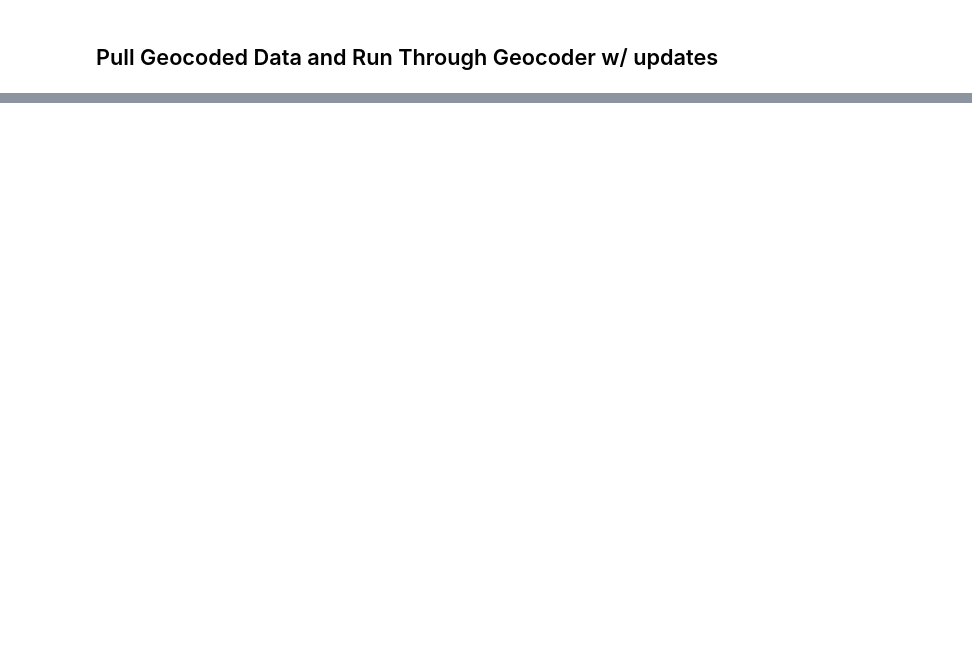
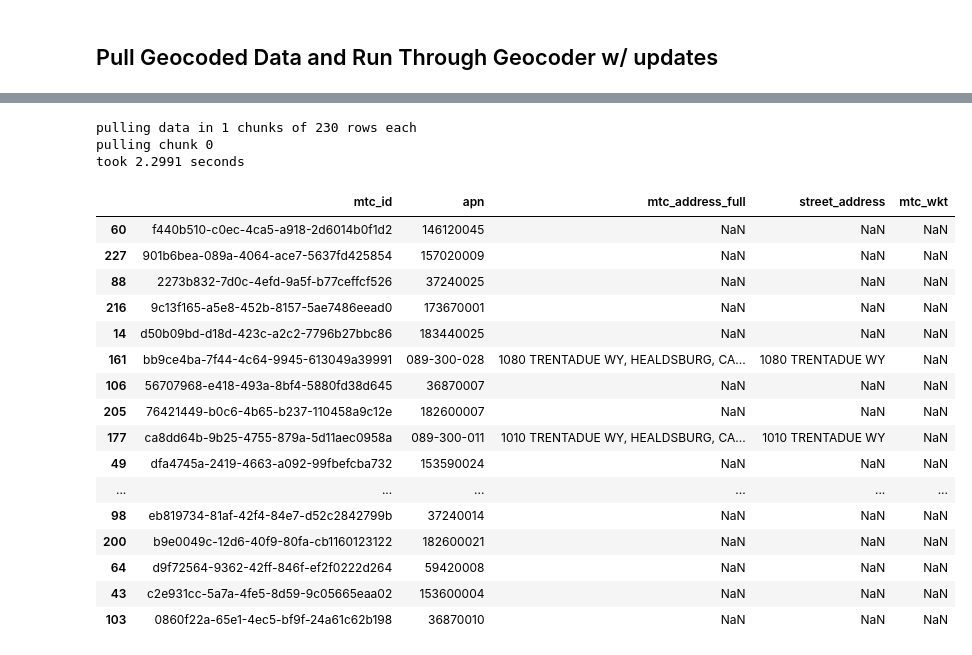
Before and after one commit to BayAreaMetro/MTCDataModel, a Jupyter notebook: Project-Documentation/hcd/HCD Annual Progress Report Geocoding Second Pass.ipynb, the cells around one changed output, grey strips where cells are left out. Saved outputs shown, nothing was run; the diff lists cells and outputs as text; code cells hidden in the pictures; blank space fills up the shorter version.

```diff
--- a/Project-Documentation/hcd/HCD Annual Progress Report Geocoding Second Pass.ipynb
+++ b/Project-Documentation/hcd/HCD Annual Progress Report Geocoding Second Pass.ipynb
@@ -24,5 +24,7 @@ from geopy.extra.rate_limiter import RateLimiter
 from geopy import Point
 # %%
 google_api_key = G_CREDS['dataviz_team']
+# %%
+apr_id = 'briv-ikjp'
 # %% [markdown]
 ## Pull Geocoded Data and Run Through Geocoder w/ updates
@@ -103,0 +158,29 @@ Name: 0, dtype: object
+# %%
+#Pull un-geocoded sonoma projects from Socrata
+query_args = {'where': "cnty_name = 'SONOMA' and mtc_mapped = False"}
+# %%
+sonoma_projects = pull_df_from_socrata(apr_id,query_args=query_args)
+# %% [output]
+pulling data in 1 chunks of 230 rows each
+pulling chunk 0
+took 2.2991 seconds
+# %%
+sonoma_projects[['mtc_id','apn','mtc_address_full','street_address','mtc_wkt']].sample(n=20)
+# %% [output]
+|  | mtc_id | apn | mtc_address_full | street_address | mtc_wkt |
+| 60 | f440b510-c0ec-4ca5-a918-2d6014b0f1d2 | 146120045 | NaN | NaN | NaN |
+| 227 | 901b6bea-089a-4064-ace7-5637fd425854 | 157020009 | NaN | NaN | NaN |
+| 88 | 2273b832-7d0c-4efd-9a5f-b77ceffcf526 | 37240025 | NaN | NaN | NaN |
+| 216 | 9c13f165-a5e8-452b-8157-5ae7486eead0 | 173670001 | NaN | NaN | NaN |
+| 14 | d50b09bd-d18d-423c-a2c2-7796b27bbc86 | 183440025 | NaN | NaN | NaN |
+| 161 | bb9ce4ba-7f44-4c64-9945-613049a39991 | 089-300-028 | 1080 TRENTADUE WY, HEALDSBURG, CA... | 1080 TRENTADUE WY | NaN |
+| 106 | 56707968-e418-493a-8bf4-5880fd38d645 | 36870007 | NaN | NaN | NaN |
+| 205 | 76421449-b0c6-4b65-b237-110458a9c12e | 182600007 | NaN | NaN | NaN |
+| 177 | ca8dd64b-9b25-4755-879a-5d11aec0958a | 089-300-011 | 1010 TRENTADUE WY, HEALDSBURG, CA... | 1010 TRENTADUE WY | NaN |
+| 49 | dfa4745a-2419-4663-a092-99fbefcba732 | 153590024 | NaN | NaN | NaN |
+| ... | ... | ... | ... | ... | ... |
+| 98 | eb819734-81af-42f4-84e7-d52c2842799b | 37240014 | NaN | NaN | NaN |
+| 200 | b9e0049c-12d6-40f9-80fa-cb1160123122 | 182600021 | NaN | NaN | NaN |
+| 64 | d9f72564-9362-42ff-846f-ef2f0222d264 | 59420008 | NaN | NaN | NaN |
+| 43 | c2e931cc-5a7a-4fe5-8d59-9c05665eaa02 | 153600004 | NaN | NaN | NaN |
+| 103 | 0860f22a-65e1-4ec5-bf9f-24a61c62b198 | 36870010 | NaN | NaN | NaN |
```
Also changed, not shown: parts of 69 cells of this notebook.
